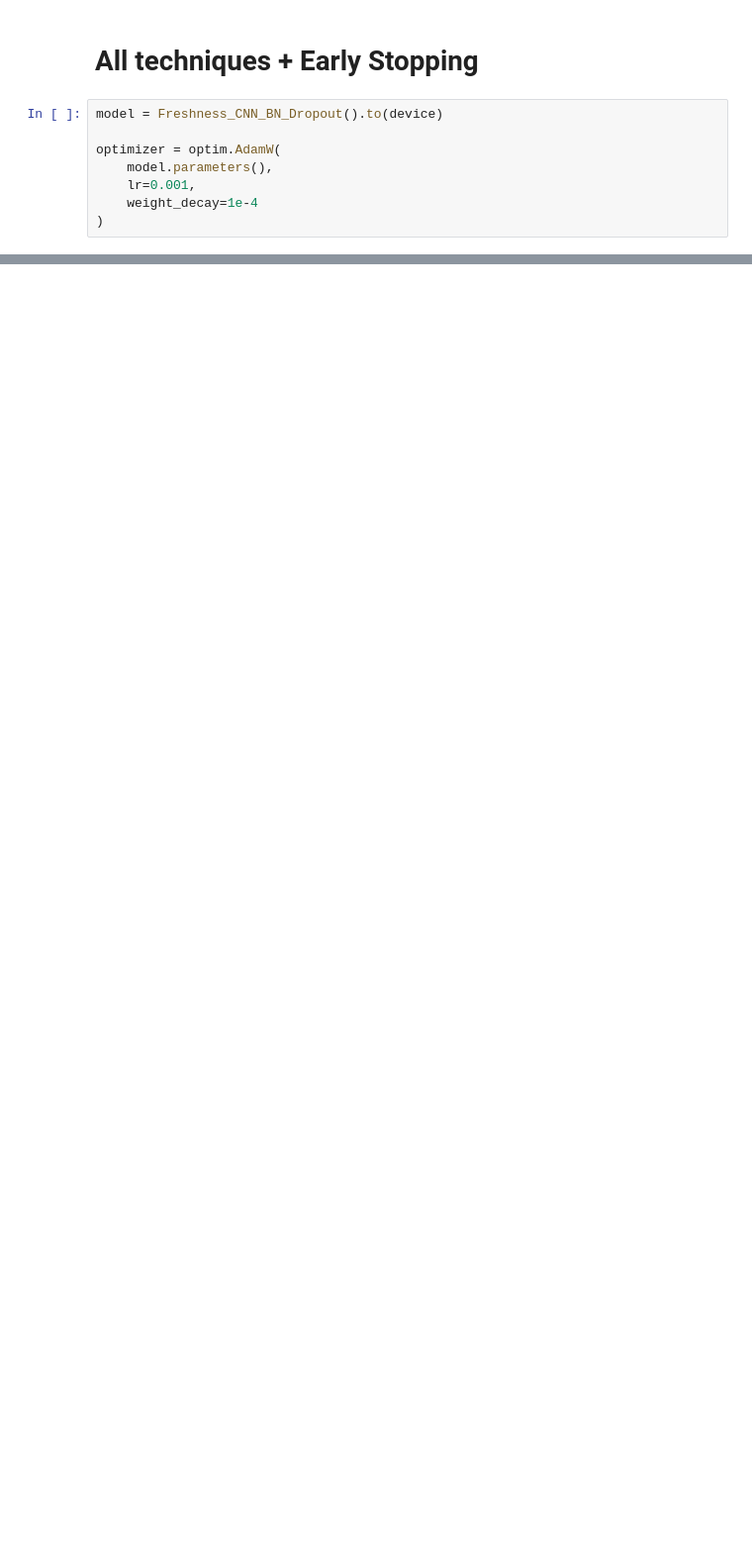
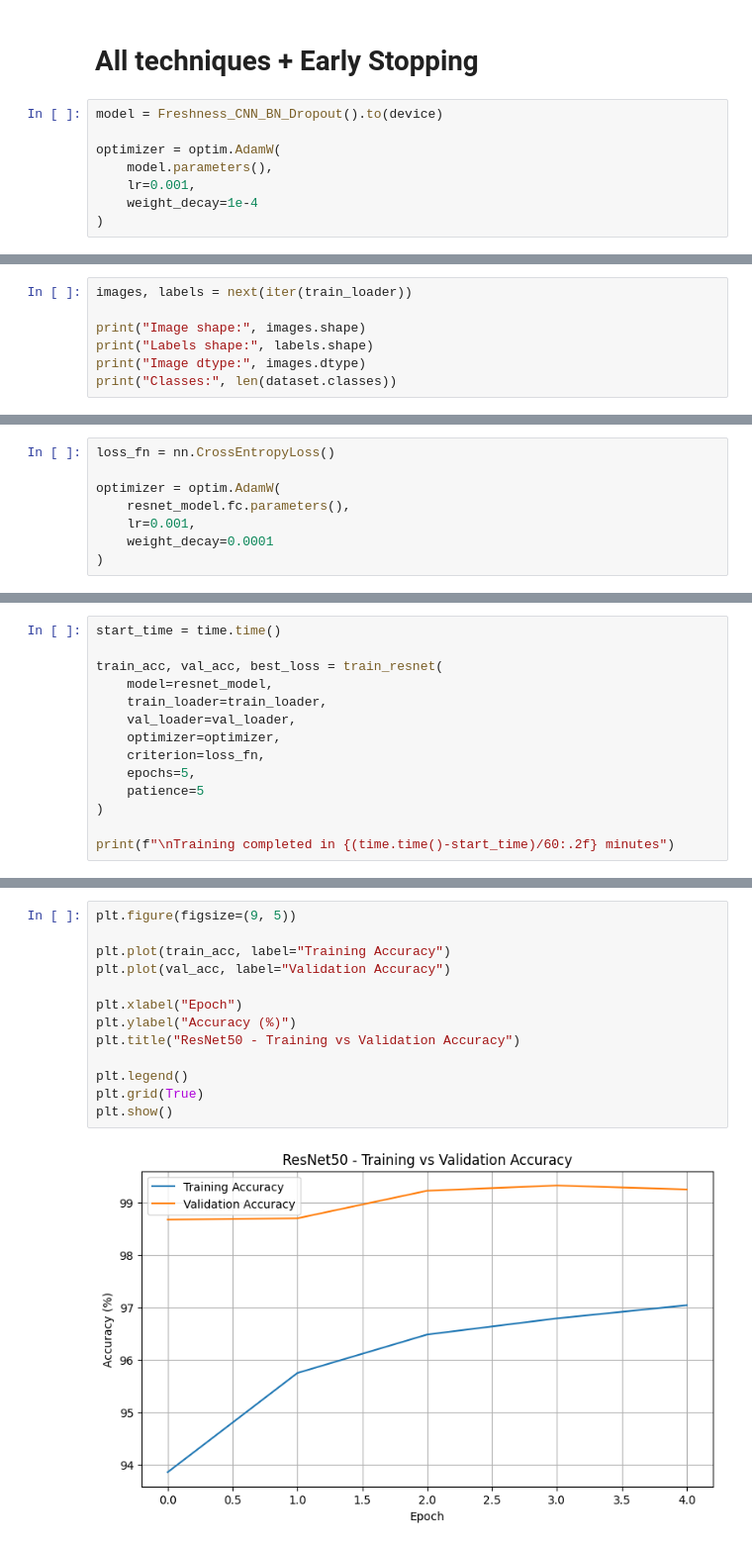
Before and after one commit to trijesh61/Freshness-Inspection-CNN, a Jupyter notebook: Freshness Inspection.ipynb, the cells around one changed output, grey strips where cells are left out. Shown at 99% size. Drawn from its saved outputs; the diff is of its cells as text; blank space fills up the shorter version.

```diff
--- a/Freshness Inspection.ipynb
+++ b/Freshness Inspection.ipynb
@@ -581,0 +1182,7 @@ all_labels, all_predictions = train_model_early_stopping(
+# %%
+images, labels = next(iter(train_loader))
+
+print("Image shape:", images.shape)
+print("Labels shape:", labels.shape)
+print("Image dtype:", images.dtype)
+print("Classes:", len(dataset.classes))
@@ -581,0 +1232,8 @@ all_labels, all_predictions = train_model_early_stopping(
+# %%
+loss_fn = nn.CrossEntropyLoss()
+
+optimizer = optim.AdamW(
+    resnet_model.fc.parameters(),
+    lr=0.001,
+    weight_decay=0.0001
+)
@@ -581,0 +1366,14 @@ all_labels, all_predictions = train_model_early_stopping(
+# %%
+start_time = time.time()
+
+train_acc, val_acc, best_loss = train_resnet(
+    model=resnet_model,
+    train_loader=train_loader,
+    val_loader=val_loader,
+    optimizer=optimizer,
+    criterion=loss_fn,
+    epochs=5,
+    patience=5
+)
+
+print(f"\nTraining completed in {(time.time()-start_time)/60:.2f} minutes")
@@ -581,0 +1388,15 @@ all_labels, all_predictions = train_model_early_stopping(
+# %%
+plt.figure(figsize=(9, 5))
+
+plt.plot(train_acc, label="Training Accuracy")
+plt.plot(val_acc, label="Validation Accuracy")
+
+plt.xlabel("Epoch")
+plt.ylabel("Accuracy (%)")
+plt.title("ResNet50 - Training vs Validation Accuracy")
+
+plt.legend()
+plt.grid(True)
+plt.show()
+# %% [output]
+[figure, added]
```
Also changed, not shown: parts of 42 cells of this notebook.
